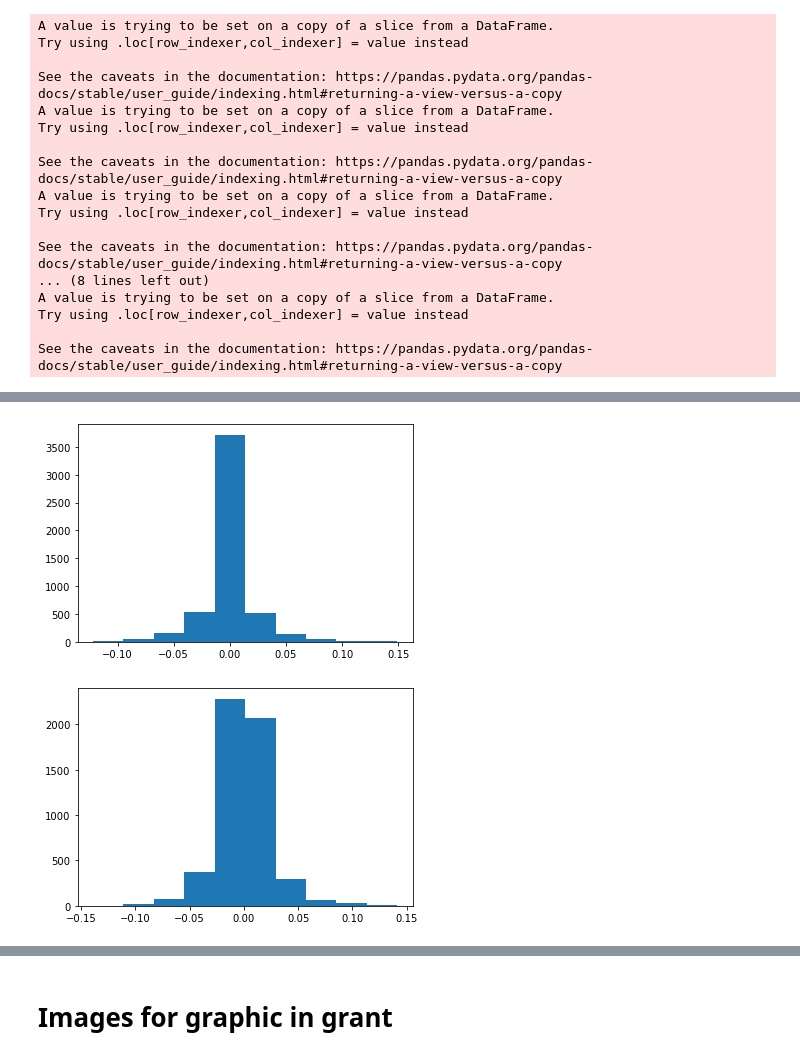
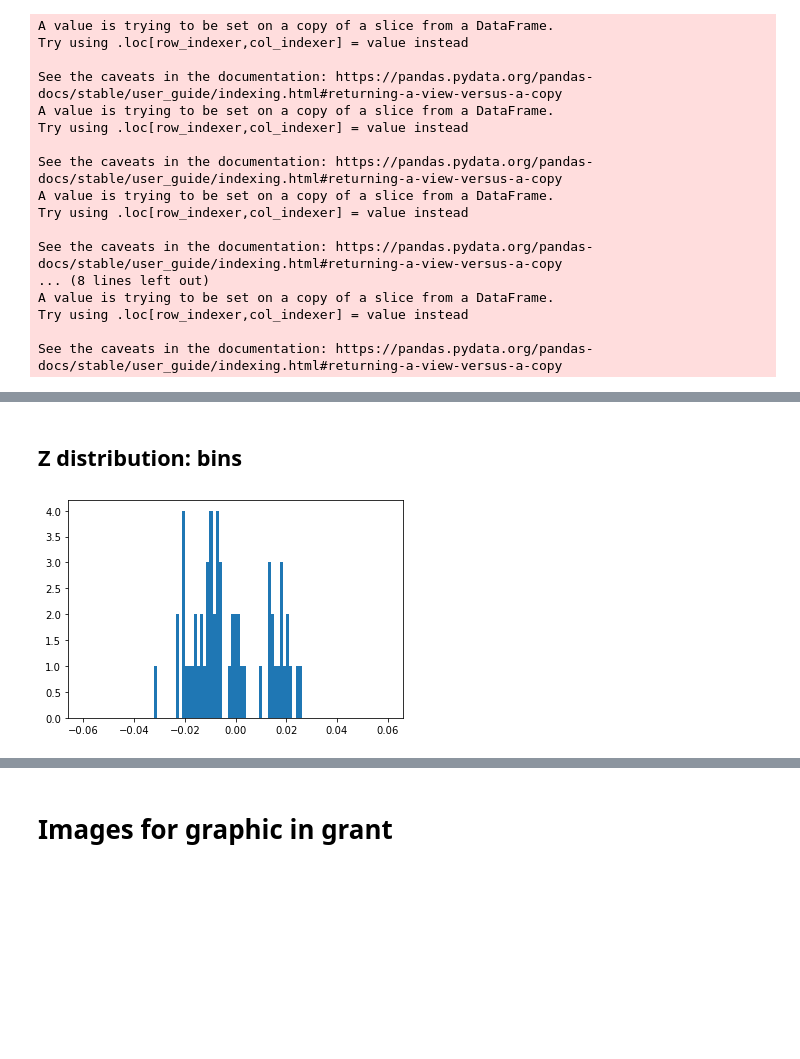
Before and after one commit to mjyb16/DESI_clusters_dumping_ground, a Jupyter notebook: DESI_Looped.ipynb, the cells around one changed output, grey strips where cells are left out. Cells and saved outputs as stored; diff of their text form; code cells hidden in the pictures; blank space fills up the shorter version.

```diff
--- a/DESI_Looped.ipynb
+++ b/DESI_Looped.ipynb
@@ -536,10 +370,8 @@ plt.show()
-# %%
-plt.hist(cluster_centrals_3D.z_phot_median-cluster_centrals_3D.mean_z_cluster)
-plt.show()
-# %% [output]
-[figure, removed]
-# %%
-plt.hist(cluster_centrals_3D.mean_red-cluster_centrals_3D.mean_z_cluster)
-plt.show()
-# %% [output]
-[figure, removed]
+# %% [markdown]
+## Z distribution: bins
+# %%
+graph_subset = cluster_centrals[np.abs(cluster_centrals.mean_red - np.mean(cluster_centrals.mean_red)) < 0.005]
+plt.hist(graph_subset.z_phot_median-graph_subset.mean_red, bins = np.linspace(-0.06, 0.06, 100))
+plt.show()
+# %% [output]
+[figure, added]
```
Also changed, not shown: parts of 38 cells of this notebook, 32 other files.
